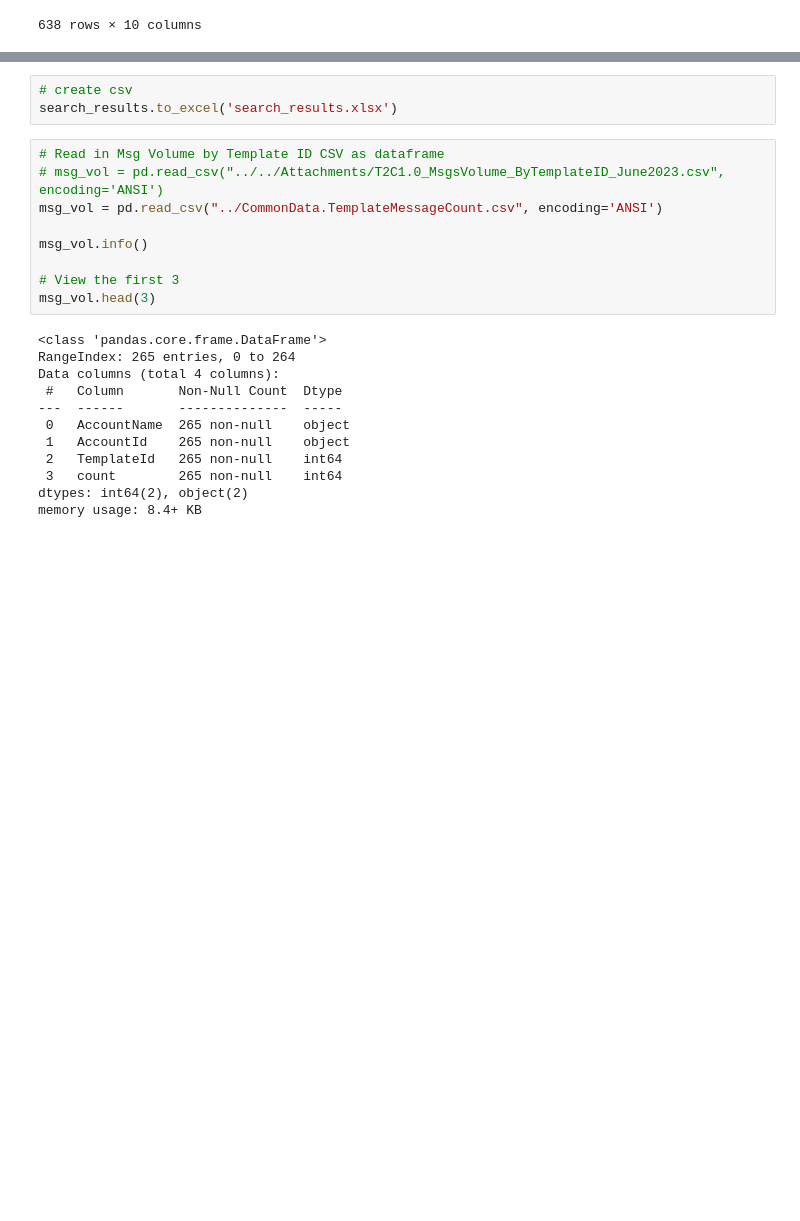
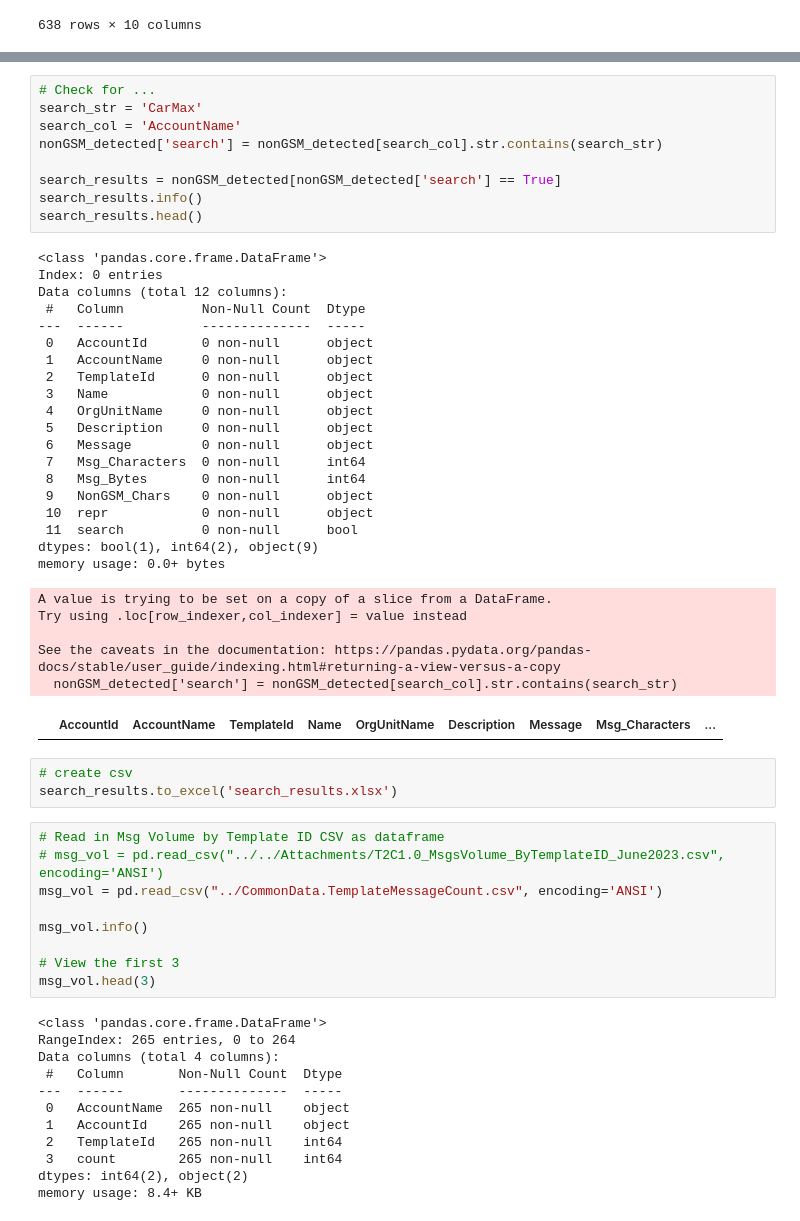
Before and after one commit to jarvismartin/template_scanner, a Jupyter notebook: template_audit.ipynb, the cells around one changed output, grey strips where cells are left out. Cells and saved outputs as stored; diff of their text form; blank space fills up the shorter version.

```diff
--- a/template_audit.ipynb
+++ b/template_audit.ipynb
@@ -241,3 +208,38 @@ See the caveats in the documentation: https://pandas.pydata.org/pandas-docs/stab
+# %%
+# Check for ...
+search_str = 'CarMax'
+search_col = 'AccountName'
+nonGSM_detected['search'] = nonGSM_detected[search_col].str.contains(search_str)
+
+search_results = nonGSM_detected[nonGSM_detected['search'] == True]
+search_results.info()
+search_results.head()
+# %% [output]
+<class 'pandas.core.frame.DataFrame'>
+Index: 0 entries
+Data columns (total 12 columns):
+ #   Column          Non-Null Count  Dtype
+---  ------          --------------  -----
+ 0   AccountId       0 non-null      object
+ 1   AccountName     0 non-null      object
+ 2   TemplateId      0 non-null      object
+ 3   Name            0 non-null      object
+ 4   OrgUnitName     0 non-null      object
+ 5   Description     0 non-null      object
+ 6   Message         0 non-null      object
+ 7   Msg_Characters  0 non-null      int64
+ 8   Msg_Bytes       0 non-null      int64
+ 9   NonGSM_Chars    0 non-null      object
+ 10  repr            0 non-null      object
+ 11  search          0 non-null      bool
+dtypes: bool(1), int64(2), object(9)
+memory usage: 0.0+ bytes
+A value is trying to be set on a copy of a slice from a DataFrame.
+Try using .loc[row_indexer,col_indexer] = value instead
+
+See the caveats in the documentation: https://pandas.pydata.org/pandas-docs/stable/user_guide/indexing.html#returning-a-view-versus-a-copy
+  nonGSM_detected['search'] = nonGSM_detected[search_col].str.contains(search_str)
+|  | AccountId | AccountName | TemplateId | Name | OrgUnitName | Description | Message | Msg_Characters | ... |
 # %%
 # create csv
 search_results.to_excel('search_results.xlsx')
```
Also changed, not shown: parts of 4 cells of this notebook, 3 other files.
